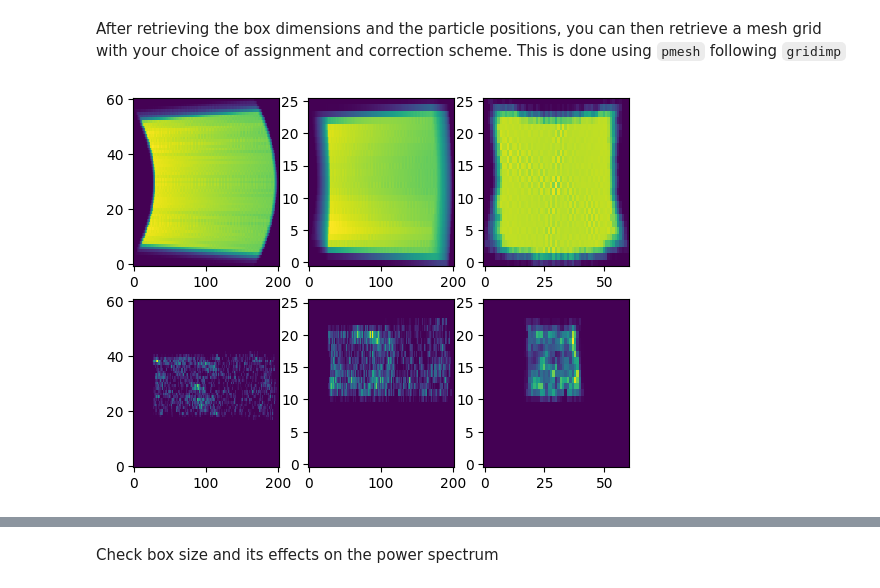
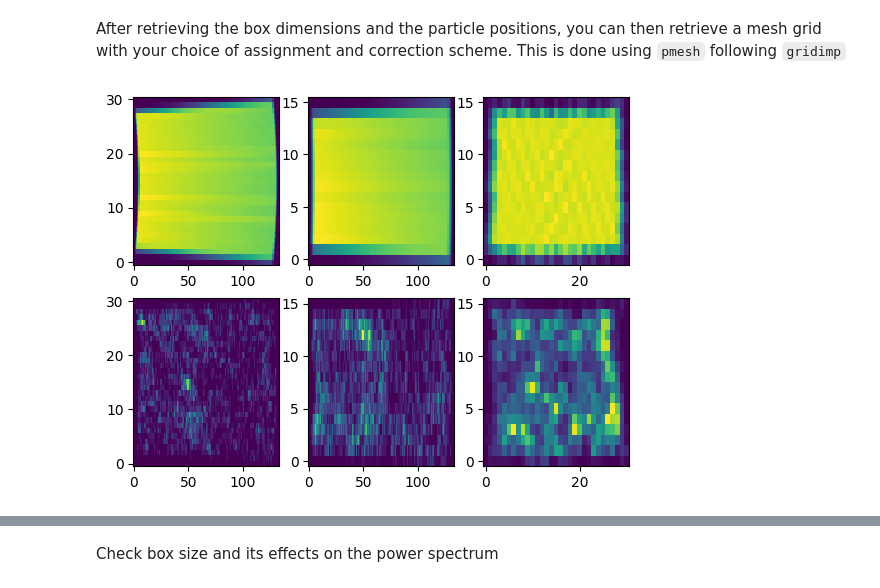
Before and after one commit to zhaotingchen/meer21cm, a Jupyter notebook: docs/source/examples/gama_cross.ipynb, the cells around one changed output, grey strips where cells are left out. Cells and saved outputs as stored; diff of their text form; code cells hidden in the pictures.

```diff
--- a/docs/source/examples/gama_cross.ipynb
+++ b/docs/source/examples/gama_cross.ipynb
@@ -204,7 +214,8 @@ rot_mat = np.linalg.inv(rot_back)
 box_len = np.array([xlen, ylen, zlen,])
 box_origin = np.array([x_start,y_start,z_start])
 # %%
-cell2vox_factor = 1.5 # increase for lower resolution FFT Cartesian grid
+downscale_factor_transverse = 1.2 # increase for lower resolution FFT Cartesian grid
+downscale_factor_radial = 2.0
 # %% [markdown]
 It is worth noting that, the (X,Y) direction of the minimum enclosing box for the lightcone does not neccessarily align with the direction of the (RA,Dec). Therefore, instead of a target number of pixels it is better to define a target resolution:
 # %%
@@ -213,8 +224,12 @@ comov_dist = cosmo.comoving_distance(z_ch).value
 pix_resol_in_deg = np.sqrt(proj_plane_pixel_area(wproj))
 pix_resol_in_mpc = np.pi/180*pix_resol_in_deg*cosmo.comoving_distance(z_ch.mean()).value
 los_resol_in_mpc = (comov_dist.max()-comov_dist.min())/len(nu)
-box_resol = np.array([pix_resol_in_mpc,pix_resol_in_mpc,los_resol_in_mpc])*cell2vox_factor
+box_resol = (
+    np.array([pix_resol_in_mpc,pix_resol_in_mpc,los_resol_in_mpc])*
+    [downscale_factor_transverse,downscale_factor_transverse,downscale_factor_radial]
+)
 ndim_rg = box_len/box_resol
 ndim_rg = ndim_rg.astype('int')
 if ndim_rg[-1] % 2 != 0 : ndim_rg[-1] += 1
 box_resol = box_len/ndim_rg
+x_resol_in_mpc,y_resol_in_mpc,z_resol_in_mpc = box_resol
@@ -237,26 +256,35 @@ hi_map_rg,hi_weights_rg,pixel_counts_hi_rg = project_particle_to_regular_grid(
     ndim_rg,
     particle_value=MKmap_clean[map_mask].ravel(),
     particle_weights=w_HI[map_mask].ravel(),
+    compensate=True,
 )
 
 gal_map_rg,gal_weights_rg,pixel_counts_gal_rg = project_particle_to_regular_grid(
     gal_pos_in_box,
     box_len,
     ndim_rg,
+    compensate=True,
 )
+# %%
+hi_map_rg = np.array(hi_map_rg)
+hi_weights_rg = np.array(hi_weights_rg)
+pixel_counts_hi_rg = np.array(pixel_counts_hi_rg)
+gal_map_rg = np.array(gal_map_rg)
+gal_weights_rg = np.array(gal_weights_rg)
+pixel_counts_gal_rg = np.array(pixel_counts_gal_rg)
 # %%
 ### Gridding sanity-check
 fig, axes = plt.subplots(2,3)
 for i in range(3):
     axes[0,i].imshow(
-        pixel_counts_hi_rg.value.mean(axis=i),interpolation='none',
+        pixel_counts_hi_rg.mean(axis=i),interpolation='none',
         aspect='auto',
         origin='lower',
     )
     axes[1,i].imshow(
-        pixel_counts_gal_rg.value.mean(axis=i),interpolation='none',
+        pixel_counts_gal_rg.mean(axis=i),interpolation='none',
         aspect='auto',
         origin='lower',
     )
 # %% [output]
-[figure, old version]
+[figure, new version]
```
Also changed, not shown: parts of 34 cells of this notebook.
